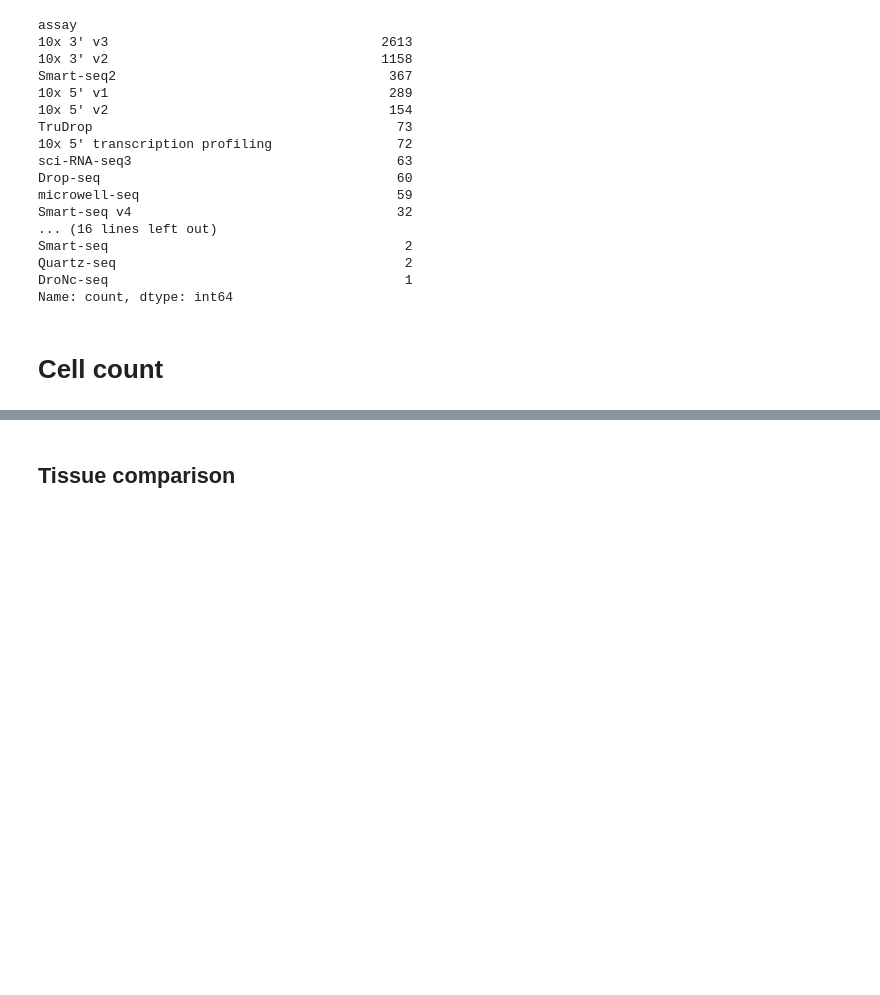
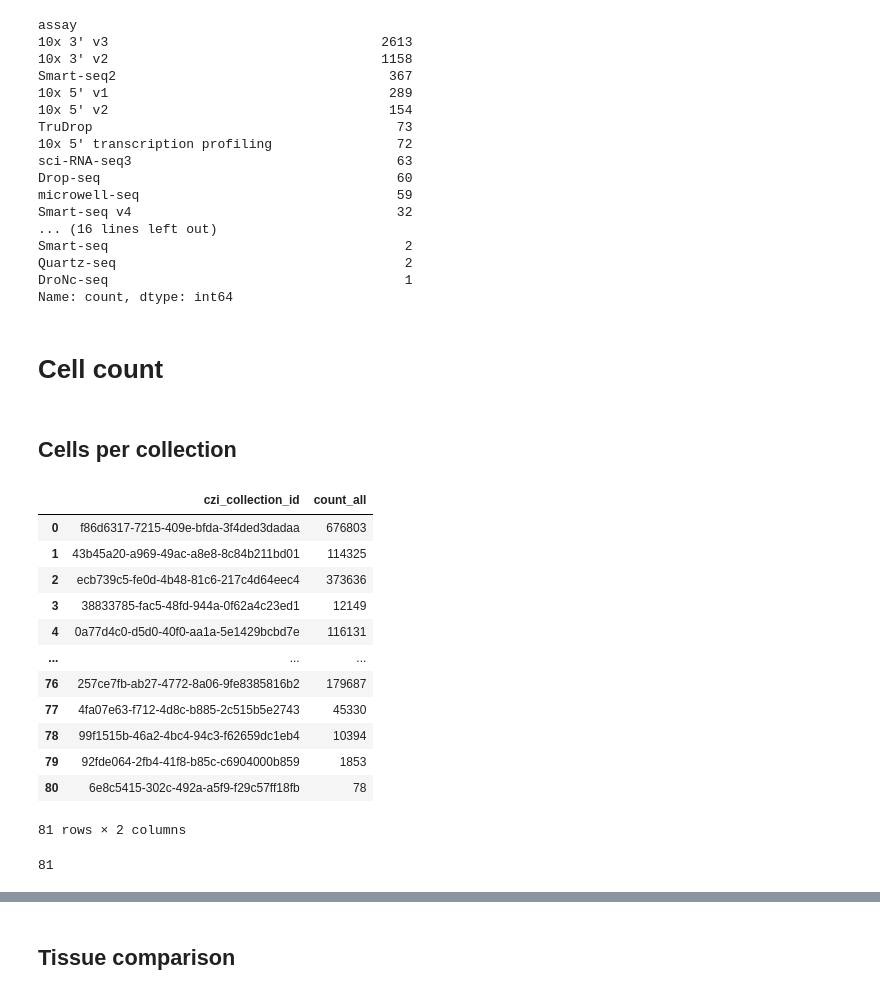
Before and after one commit to bioinfo-tsukuba/scRecounter, a Jupyter notebook: notebooks/tiledb/scBaseCamp_vs_CellxGene.ipynb, the cells around one changed output, grey strips where cells are left out. Drawn from its saved outputs; the diff is of its cells as text; code cells hidden in the pictures; blank space fills up the shorter version.

```diff
--- a/notebooks/tiledb/scBaseCamp_vs_CellxGene.ipynb
+++ b/notebooks/tiledb/scBaseCamp_vs_CellxGene.ipynb
@@ -245,3 +245,42 @@ DroNc-seq                                      1
 Name: count, dtype: int64
 # %% [markdown]
 # Cell count
+# %% [markdown]
+## Cells per collection
+# %%
+# create metadata query
+obs_query = tiledbsoma.AxisQuery(value_filter='czi_collection_name not in ["None", "NaN"]')
+
+# obs counts per czi collection
+with tiledbsoma.Experiment.open(db_uri) as exp:
+    scbc_czi_metadata = (
+        exp.axis_query("RNA", obs_query=obs_query)
+        .obs()
+        .concat()
+        .group_by("czi_collection_id")
+        .aggregate([
+            ([], 'count_all'),
+        ])
+        .to_pandas()
+    )
+scbc_czi_metadata["dataset"] = "scBaseCamp"
+scbc_czi_metadata
+# %% [output]
+|  | czi_collection_id | count_all |
+| 0 | f86d6317-7215-409e-bfda-3f4ded3dadaa | 676803 |
+| 1 | 43b45a20-a969-49ac-a8e8-8c84b211bd01 | 114325 |
+| 2 | ecb739c5-fe0d-4b48-81c6-217c4d64eec4 | 373636 |
+| 3 | 38833785-fac5-48fd-944a-0f62a4c23ed1 | 12149 |
+| 4 | 0a77d4c0-d5d0-40f0-aa1a-5e1429bcbd7e | 116131 |
+| ... | ... | ... |
+| 76 | 257ce7fb-ab27-4772-8a06-9fe8385816b2 | 179687 |
+| 77 | 4fa07e63-f712-4d8c-b885-2c515b5e2743 | 45330 |
+| 78 | 99f1515b-46a2-4bc4-94c3-f62659dc1eb4 | 10394 |
+| 79 | 92fde064-2fb4-41f8-b85c-c6904000b859 | 1853 |
+| 80 | 6e8c5415-302c-492a-a5f9-f29c57ff18fb | 78 |
+81 rows × 2 columns
+# %%
+#scbc_czi_metadata["count_all"].sum()
+scbc_czi_metadata["czi_collection_id"].nunique()
+# %% [output]
+81
```
Also changed, not shown: parts of 17 cells of this notebook, 1 other file.
